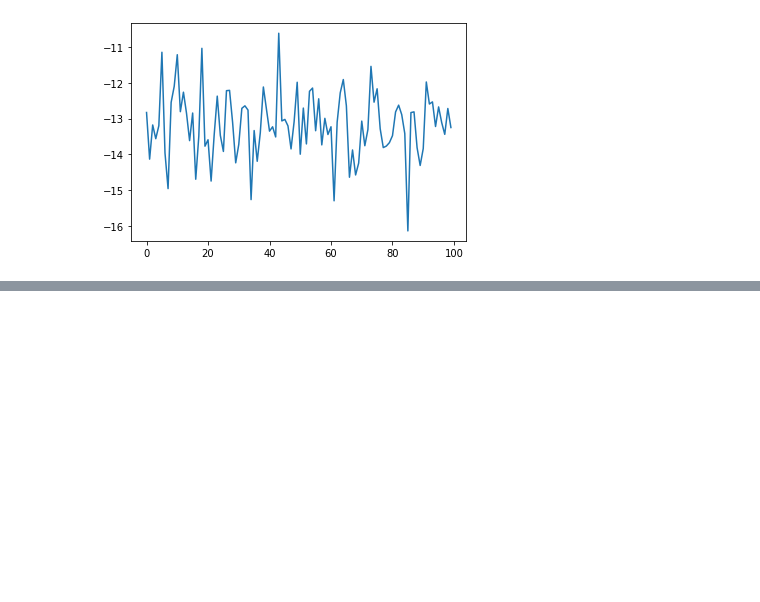
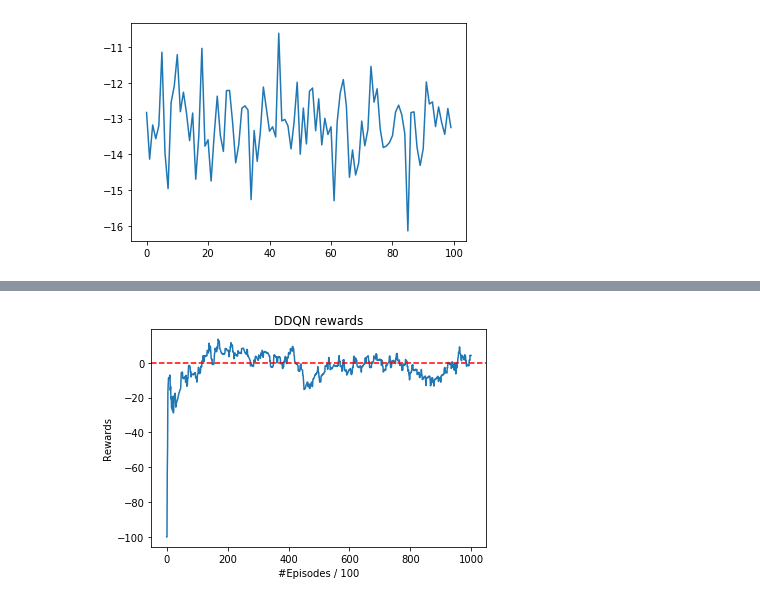
Before and after one commit to goncamateus/graduationMgm, a Jupyter notebook: rascunhos.ipynb, the cells around one changed output, grey strips where cells are left out. Cells and saved outputs as stored; diff of their text form; code cells hidden in the pictures; blank space fills up the shorter version.

```diff
--- a/rascunhos.ipynb
+++ b/rascunhos.ipynb
@@ -266,0 +291,12 @@ plt.plot(means)
+# %%
+dqn_rew = pd.read_csv('saved_agents/DDQN/run-.-tag-Rewards_DDQN_epi_reward_2.csv')
+dqn_rew = dqn_rew.Value
+a = dqn_rew.ewm(alpha=0.03)
+plt.plot(a.mean())
+plt.title('DDQN rewards')
+plt.ylabel('Rewards')
+plt.xlabel('#Episodes / 100')
+plt.axhline(y=0, c='red', linestyle='--')
+plt.savefig('saved_agents/DDQN/ddqn_rewards.png')
+# %% [output]
+[figure, added]
```
Also changed, not shown: parts of 7 cells of this notebook, 6 other files.
